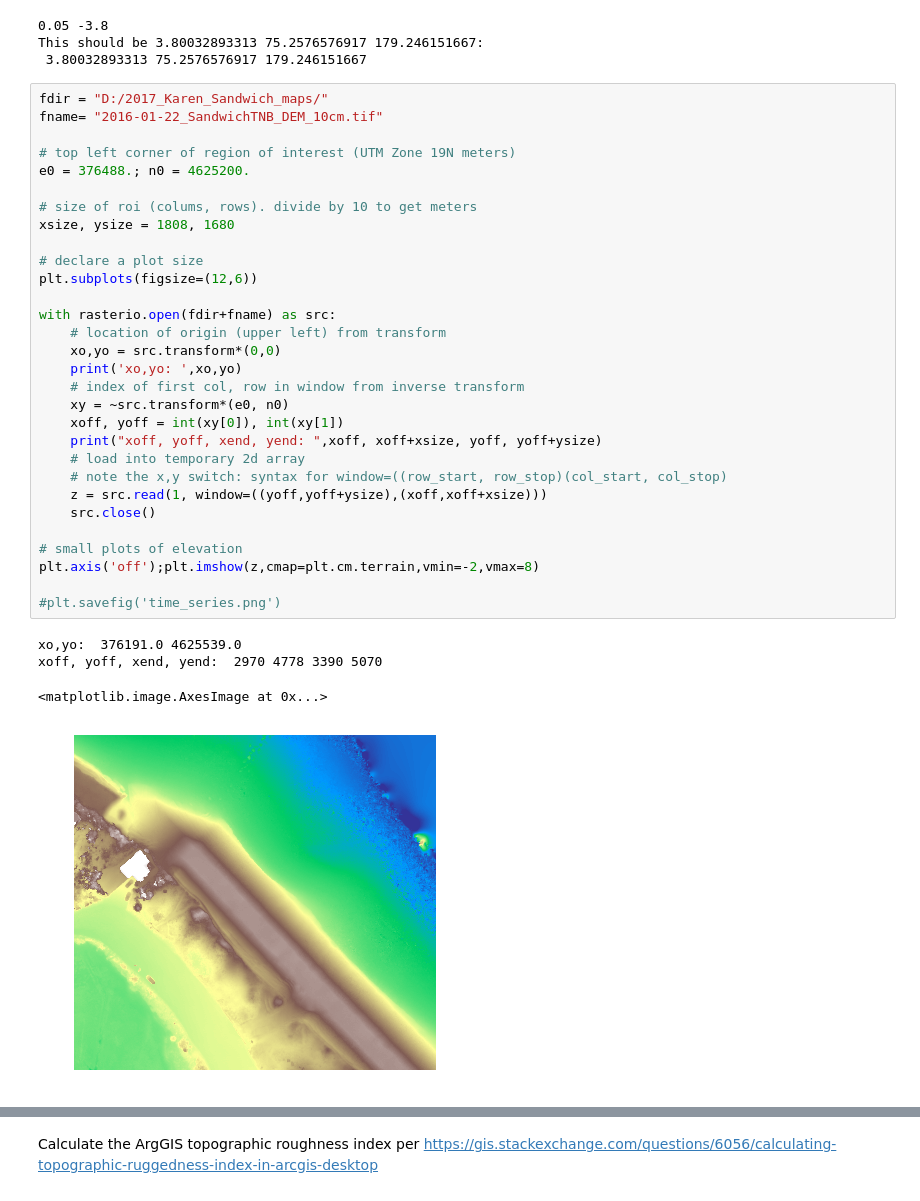
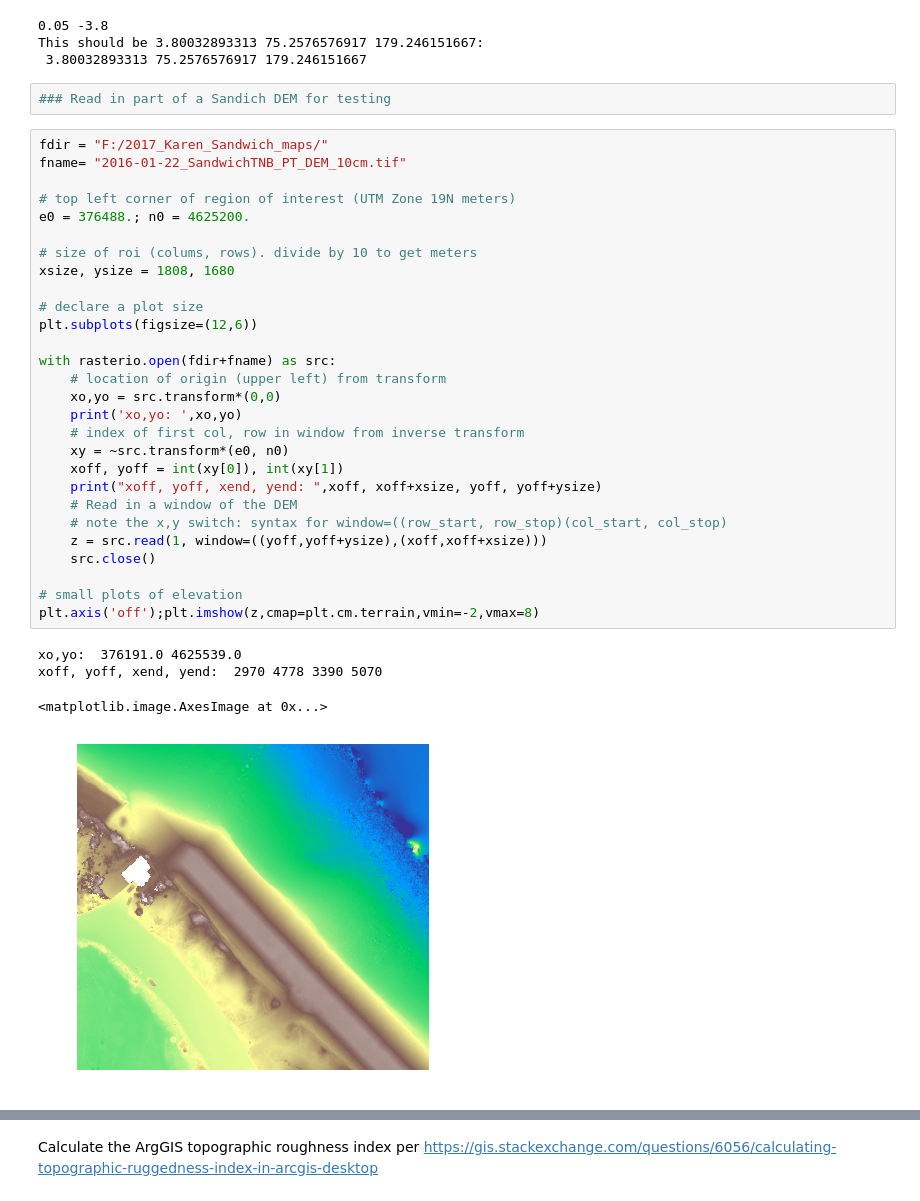
Before and after one commit to csherwood-usgs/Raster_calcs, a Jupyter notebook: Slope_calcs.ipynb, the cells around one changed output, grey strips where cells are left out. Drawn from its saved outputs; the diff is of its cells as text.

```diff
--- a/Slope_calcs.ipynb
+++ b/Slope_calcs.ipynb
@@ -41,40 +68,40 @@ print("This should be 3.80032893313 75.2576576917 179.246151667: \n",r, d, az)
 0.05 -3.8
 This should be 3.80032893313 75.2576576917 179.246151667:
  3.80032893313 75.2576576917 179.246151667
+# %%
+### Read in part of a Sandich DEM for testing
 # %%
-fdir = "D:/2017_Karen_Sandwich_maps/"
-fname= "2016-01-22_SandwichTNB_DEM_10cm.tif"
+fdir = "F:/2017_Karen_Sandwich_maps/"
+fname= "2016-01-22_SandwichTNB_PT_DEM_10cm.tif"
 
 # top left corner of region of interest (UTM Zone 19N meters)
 e0 = 376488.; n0 = 4625200.
 
 # size of roi (colums, rows). divide by 10 to get meters
 xsize, ysize = 1808, 1680
 
 # declare a plot size
 plt.subplots(figsize=(12,6))
 
 with rasterio.open(fdir+fname) as src:
     # location of origin (upper left) from transform
     xo,yo = src.transform*(0,0)
     print('xo,yo: ',xo,yo)
     # index of first col, row in window from inverse transform
     xy = ~src.transform*(e0, n0)
     xoff, yoff = int(xy[0]), int(xy[1])
     print("xoff, yoff, xend, yend: ",xoff, xoff+xsize, yoff, yoff+ysize)
-    # load into temporary 2d array
+    # Read in a window of the DEM
     # note the x,y switch: syntax for window=((row_start, row_stop)(col_start, col_stop)
     z = src.read(1, window=((yoff,yoff+ysize),(xoff,xoff+xsize)))
     src.close()
 
 # small plots of elevation
 plt.axis('off');plt.imshow(z,cmap=plt.cm.terrain,vmin=-2,vmax=8)
-
-#plt.savefig('time_series.png')
 # %% [output]
 xo,yo:  376191.0 4625539.0
 xoff, yoff, xend, yend:  2970 4778 3390 5070
 <matplotlib.image.AxesImage at 0x...>
-[figure, old version]
+[figure, new version]
 # %%
 def slope(z,dx,dy,idegrees=False):
```
Also changed, not shown: parts of 9 cells of this notebook.
